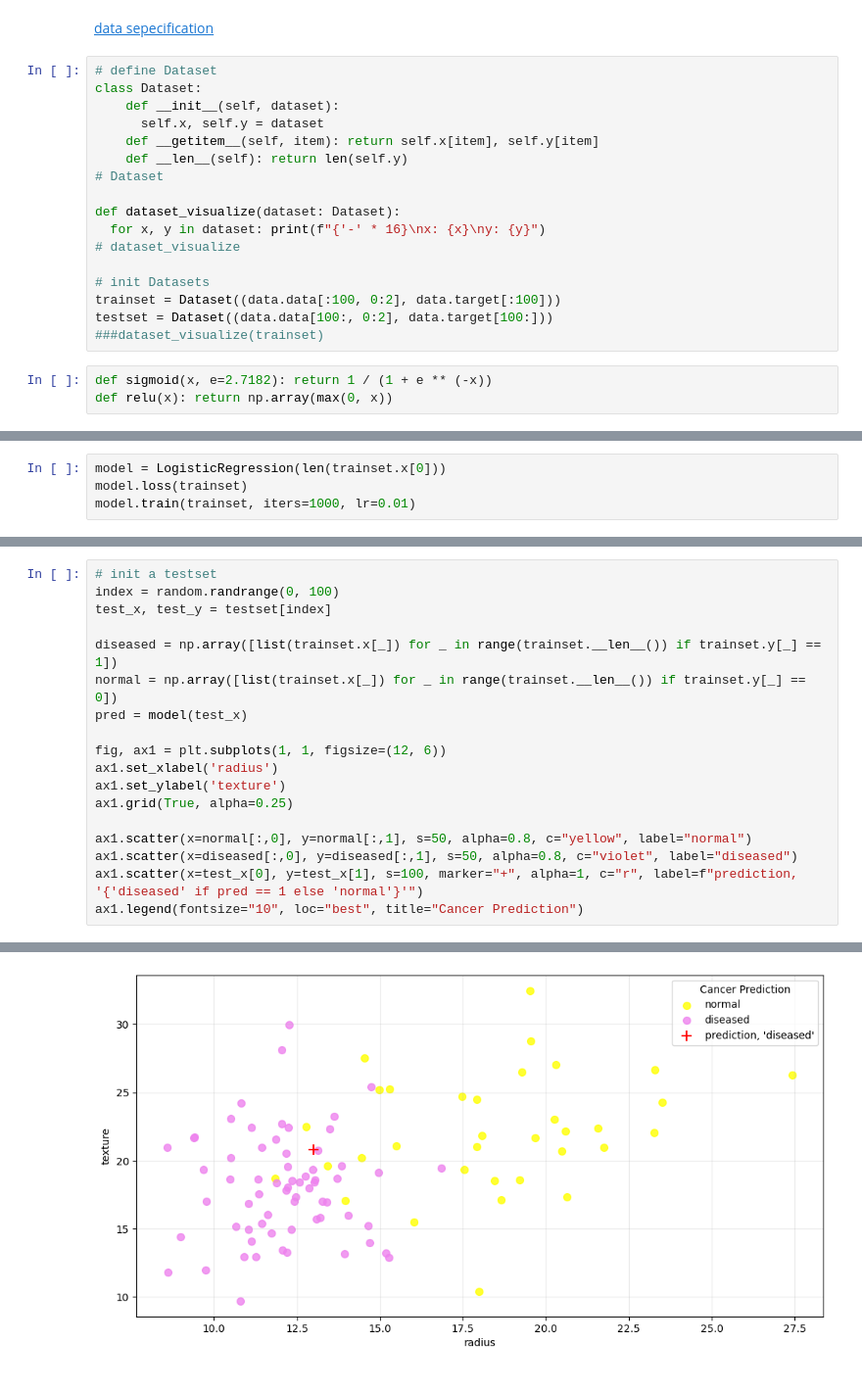
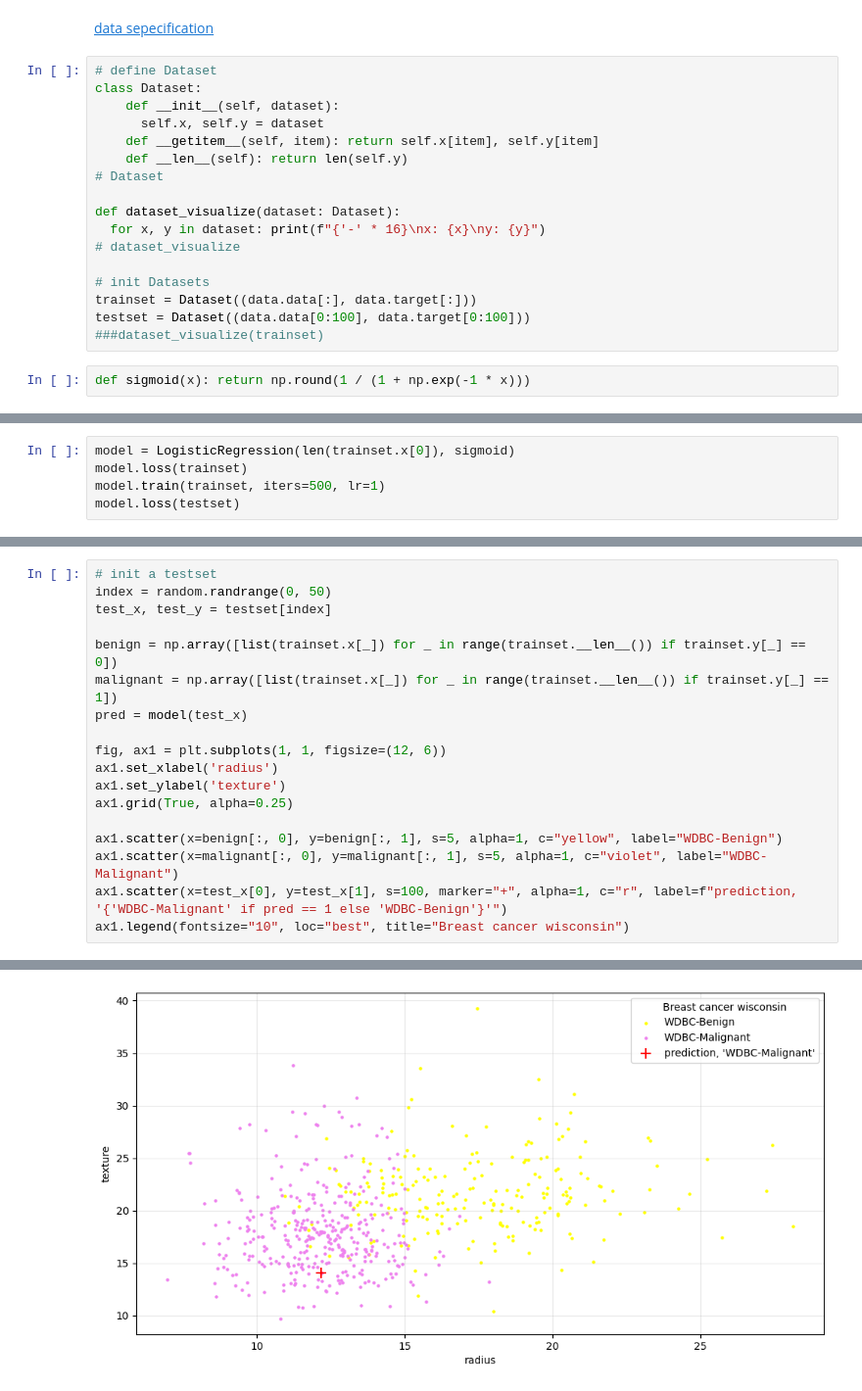
Before and after one commit to lif31up/machine-learning-from-scratch, a Jupyter notebook: logistic_regression.ipynb, the cells around one changed output, grey strips where cells are left out. Shown at 98% size. Drawn from its saved outputs; the diff is of its cells as text.

```diff
--- a/logistic_regression.ipynb
+++ b/logistic_regression.ipynb
@@ -24,10 +24,9 @@ def dataset_visualize(dataset: Dataset):
 # dataset_visualize
 
 # init Datasets
-trainset = Dataset((data.data[:100, 0:2], data.target[:100]))
-testset = Dataset((data.data[100:, 0:2], data.target[100:]))
+trainset = Dataset((data.data[:], data.target[:]))
+testset = Dataset((data.data[0:100], data.target[0:100]))
 ###dataset_visualize(trainset)
 # %%
-def sigmoid(x, e=2.7182): return 1 / (1 + e ** (-x))
-def relu(x): return np.array(max(0, x))
+def sigmoid(x): return np.round(1 / (1 + np.exp(-1 * x)))
 # %%
@@ -54,7 +56,8 @@ class LogisticRegression:
     # loss
 # LogisticRegression
 # %%
-model = LogisticRegression(len(trainset.x[0]))
+model = LogisticRegression(len(trainset.x[0]), sigmoid)
 model.loss(trainset)
-model.train(trainset, iters=1000, lr=0.01)
+model.train(trainset, iters=500, lr=1)
+model.loss(testset)
 # %% [output]
@@ -62,21 +66,21 @@ cost: 87548474557522524504064.000
 # %%
 # init a testset
-index = random.randrange(0, 100)
+index = random.randrange(0, 50)
 test_x, test_y = testset[index]
 
-diseased = np.array([list(trainset.x[_]) for _ in range(trainset.__len__()) if trainset.y[_] == 1])
-normal = np.array([list(trainset.x[_]) for _ in range(trainset.__len__()) if trainset.y[_] == 0])
+benign = np.array([list(trainset.x[_]) for _ in range(trainset.__len__()) if trainset.y[_] == 0])
+malignant = np.array([list(trainset.x[_]) for _ in range(trainset.__len__()) if trainset.y[_] == 1])
 pred = model(test_x)
 
 fig, ax1 = plt.subplots(1, 1, figsize=(12, 6))
 ax1.set_xlabel('radius')
 ax1.set_ylabel('texture')
 ax1.grid(True, alpha=0.25)
 
-ax1.scatter(x=normal[:,0], y=normal[:,1], s=50, alpha=0.8, c="yellow", label="normal")
-ax1.scatter(x=diseased[:,0], y=diseased[:,1], s=50, alpha=0.8, c="violet", label="diseased")
-ax1.scatter(x=test_x[0], y=test_x[1], s=100, marker="+", alpha=1, c="r", label=f"prediction, '{'diseased' if pred == 1 else 'normal'}'")
-ax1.legend(fontsize="10", loc="best", title="Cancer Prediction")
+ax1.scatter(x=benign[:, 0], y=benign[:, 1], s=5, alpha=1, c="yellow", label="WDBC-Benign")
+ax1.scatter(x=malignant[:, 0], y=malignant[:, 1], s=5, alpha=1, c="violet", label="WDBC-Malignant")
+ax1.scatter(x=test_x[0], y=test_x[1], s=100, marker="+", alpha=1, c="r", label=f"prediction, '{'WDBC-Malignant' if pred == 1 else 'WDBC-Benign'}'")
+ax1.legend(fontsize="10", loc="best", title="Breast cancer wisconsin")
 # %% [output]
 <matplotlib.legend.Legend at 0x...>
-[figure, old version]
+[figure, new version]
```
Also changed, not shown: parts of 4 cells of this notebook, 3 other files.
